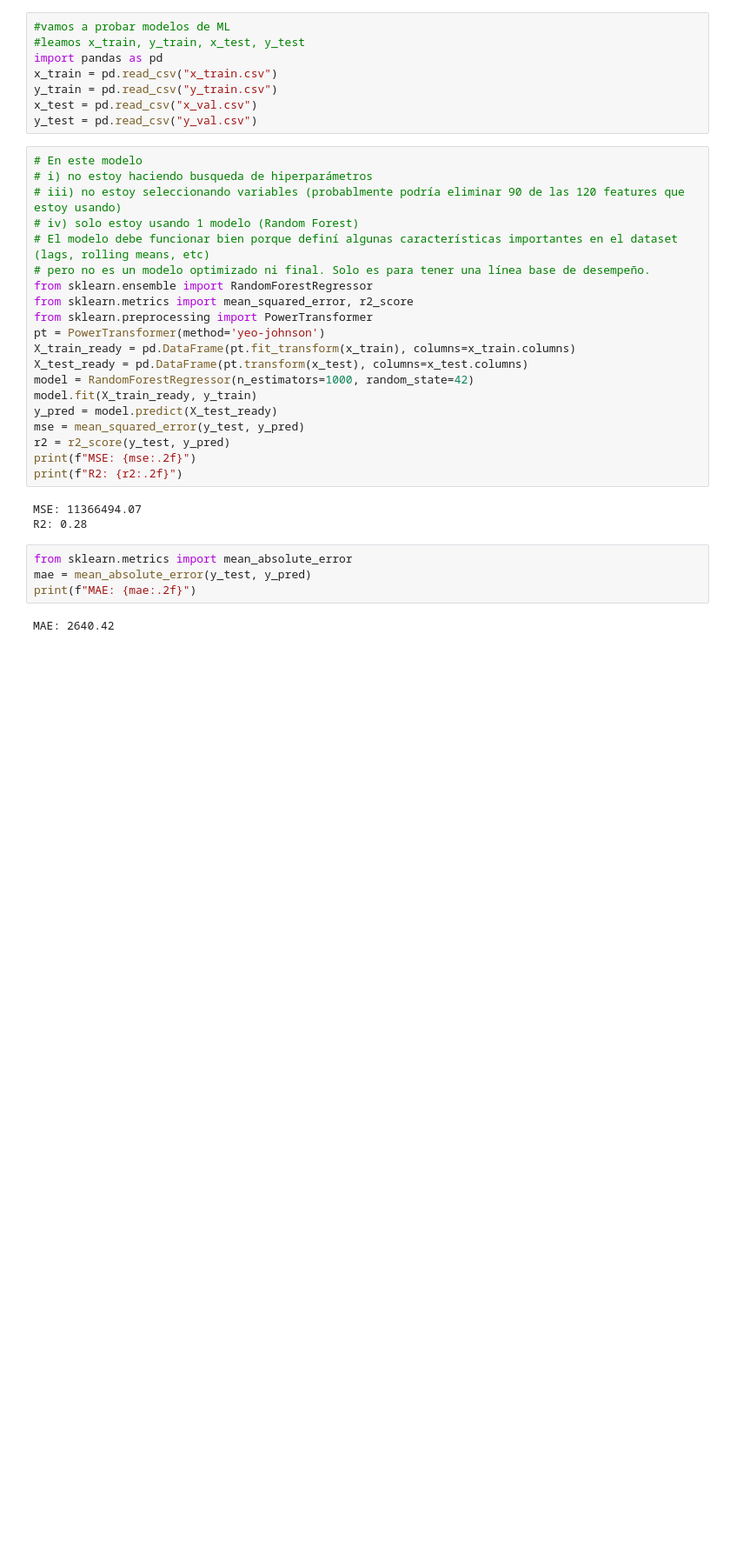
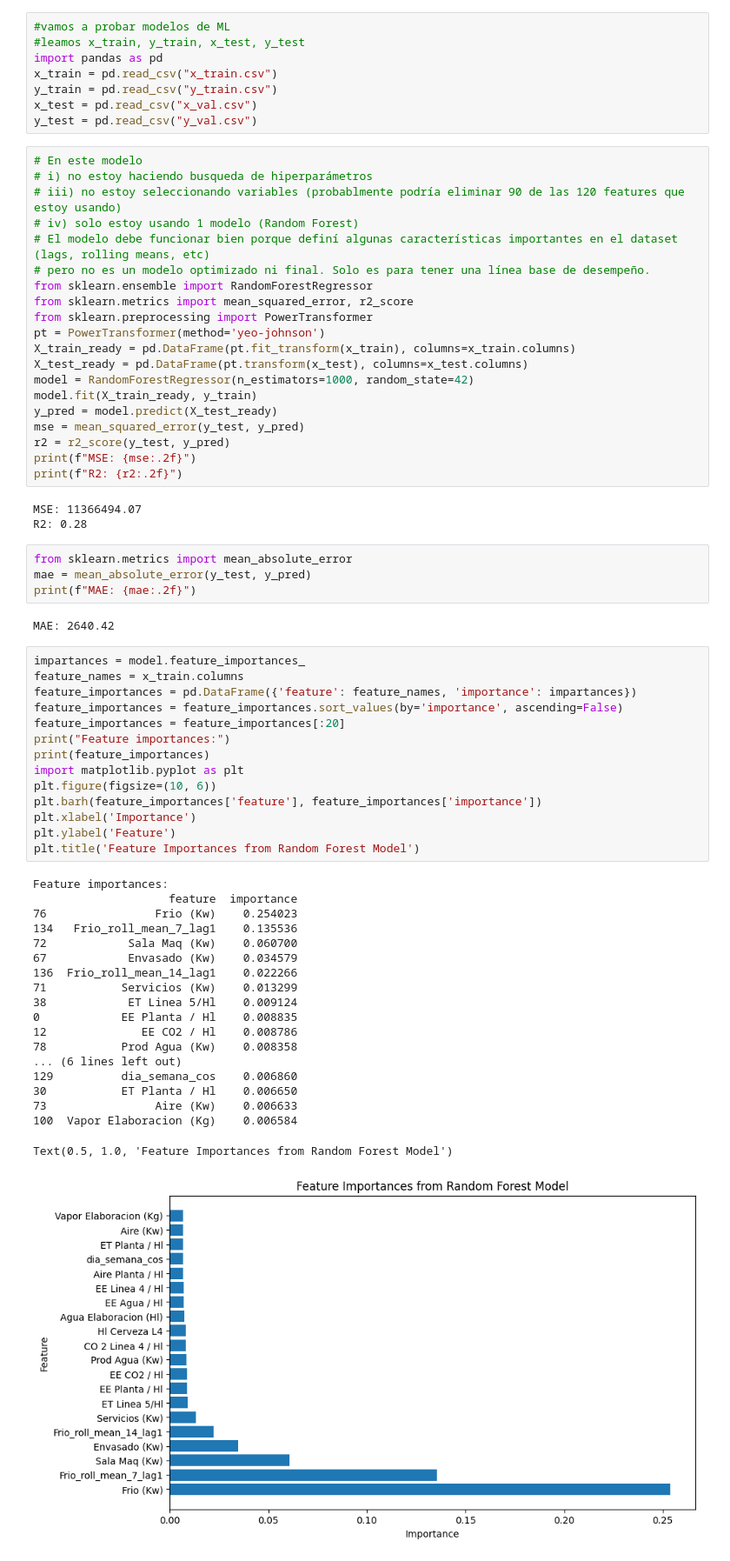
Before and after one commit to SantiScalzo/Trabajo-Final-Lab-Datos-, a Jupyter notebook: evaluate_model.ipynb, the cells around one changed output. Shown: that part at 87% size. Cells and saved outputs as stored; diff of their text form; blank space fills up the shorter version.

```diff
--- a/evaluate_model.ipynb
+++ b/evaluate_model.ipynb
@@ -35,3 +35,37 @@ mae = mean_absolute_error(y_test, y_pred)
 print(f"MAE: {mae:.2f}")
 # %% [output]
 MAE: 2640.42
+# %%
+impartances = model.feature_importances_
+feature_names = x_train.columns
+feature_importances = pd.DataFrame({'feature': feature_names, 'importance': impartances})
+feature_importances = feature_importances.sort_values(by='importance', ascending=False)
+feature_importances = feature_importances[:20]
+print("Feature importances:")
+print(feature_importances)
+import matplotlib.pyplot as plt
+plt.figure(figsize=(10, 6))
+plt.barh(feature_importances['feature'], feature_importances['importance'])
+plt.xlabel('Importance')
+plt.ylabel('Feature')
+plt.title('Feature Importances from Random Forest Model')
+# %% [output]
+Feature importances:
+                    feature  importance
+76                Frio (Kw)    0.254023
+134   Frio_roll_mean_7_lag1    0.135536
+72            Sala Maq (Kw)    0.060700
+67            Envasado (Kw)    0.034579
+136  Frio_roll_mean_14_lag1    0.022266
+71           Servicios (Kw)    0.013299
+38            ET Linea 5/Hl    0.009124
+0            EE Planta / Hl    0.008835
+12              EE CO2 / Hl    0.008786
+78           Prod Agua (Kw)    0.008358
+... (6 lines left out)
+129          dia_semana_cos    0.006860
+30           ET Planta / Hl    0.006650
+73                Aire (Kw)    0.006633
+100  Vapor Elaboracion (Kg)    0.006584
+Text(0.5, 1.0, 'Feature Importances from Random Forest Model')
+[figure, added]
```
Also changed, not shown: parts of 3 cells of this notebook, 5 other files.
